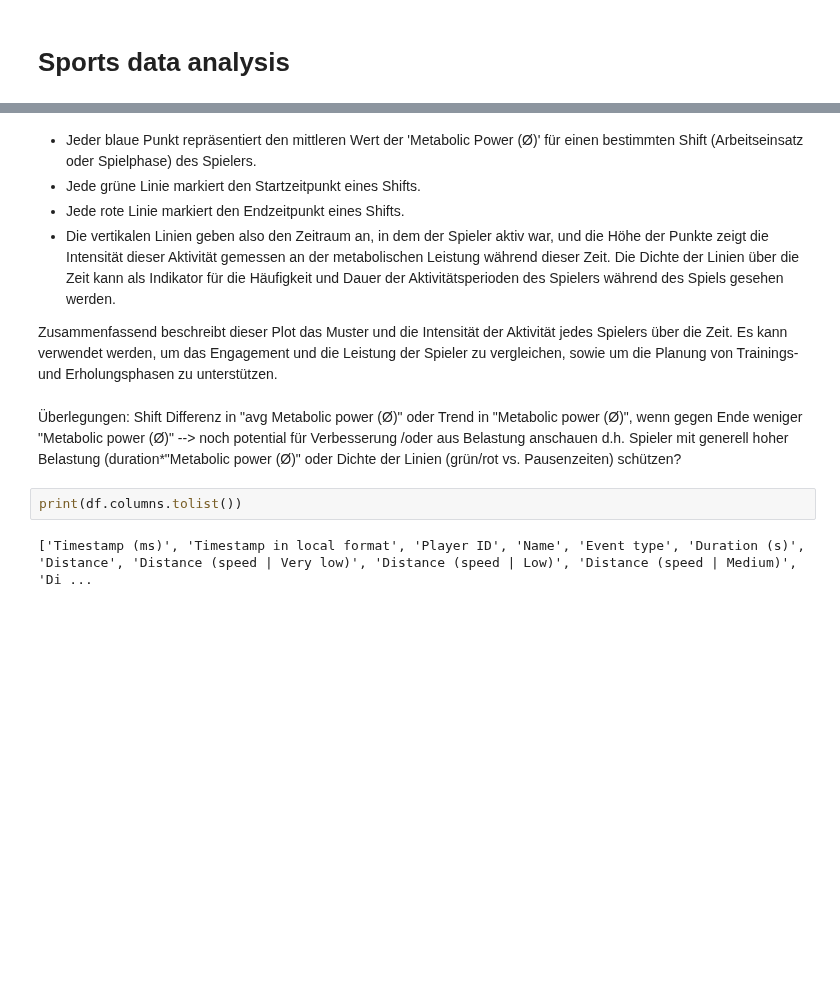
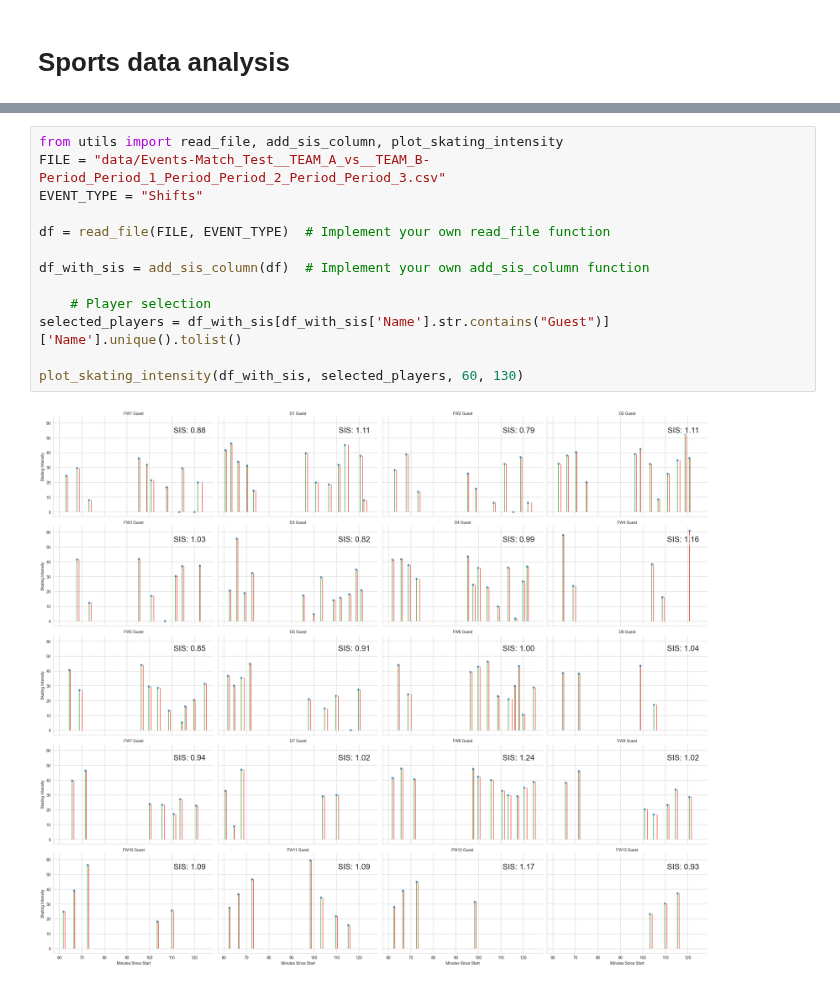
Before and after one commit to arnoldram/dataunionsihf, a Jupyter notebook: playground_andri.ipynb, the cells around one changed output, grey strips where cells are left out. Saved outputs shown, nothing was run; the diff lists cells and outputs as text; blank space fills up the shorter version.

```diff
--- a/playground_andri.ipynb
+++ b/playground_andri.ipynb
@@ -173,13 +3,15 @@ plt.show()
-# %% [markdown]
-* Jeder blaue Punkt repräsentiert den mittleren Wert der 'Metabolic Power (Ø)' für einen bestimmten Shift (Arbeitseinsatz oder Spielphase) des Spielers.
-* Jede grüne Linie markiert den Startzeitpunkt eines Shifts.
-* Jede rote Linie markiert den Endzeitpunkt eines Shifts.
-* Die vertikalen Linien geben also den Zeitraum an, in dem der Spieler aktiv war, und die Höhe der Punkte zeigt die Intensität dieser Aktivität gemessen an der metabolischen Leistung während dieser Zeit. Die Dichte der Linien über die Zeit kann als Indikator für die Häufigkeit und Dauer der Aktivitätsperioden des Spielers während des Spiels gesehen werden.
-
-Zusammenfassend beschreibt dieser Plot das Muster und die Intensität der Aktivität jedes Spielers über die Zeit. Es kann verwendet werden, um das Engagement und die Leistung der Spieler zu vergleichen, sowie um die Planung von Trainings- und Erholungsphasen zu unterstützen.
-# %% [markdown]
-Überlegungen: Shift Differenz in "avg Metabolic power (Ø)" oder Trend in "Metabolic power (Ø)", wenn gegen Ende weniger "Metabolic power (Ø)" --> noch potential für Verbesserung /oder aus Belastung anschauen d.h. Spieler mit generell hoher Belastung (duration*"Metabolic power (Ø)" oder Dichte der Linien (grün/rot vs. Pausenzeiten) schützen?
-# %%
-print(df.columns.tolist())
-# %% [output]
-['Timestamp (ms)', 'Timestamp in local format', 'Player ID', 'Name', 'Event type', 'Duration (s)', 'Distance', 'Distance (speed | Very low)', 'Distance (speed | Low)', 'Distance (speed | Medium)', 'Di ...
+# %%
+from utils import read_file, add_sis_column, plot_skating_intensity
+FILE = "data/Events-Match_Test__TEAM_A_vs__TEAM_B-Period_Period_1_Period_Period_2_Period_Period_3.csv"
+EVENT_TYPE = "Shifts"
+
+df = read_file(FILE, EVENT_TYPE)  # Implement your own read_file function
+
+df_with_sis = add_sis_column(df)  # Implement your own add_sis_column function
+
+    # Player selection
+selected_players = df_with_sis[df_with_sis['Name'].str.contains("Guest")]['Name'].unique().tolist()
+
+plot_skating_intensity(df_with_sis, selected_players, 60, 130)
+# %% [output]
+[figure, added]
```
Also changed, not shown: parts of 5 cells of this notebook.
